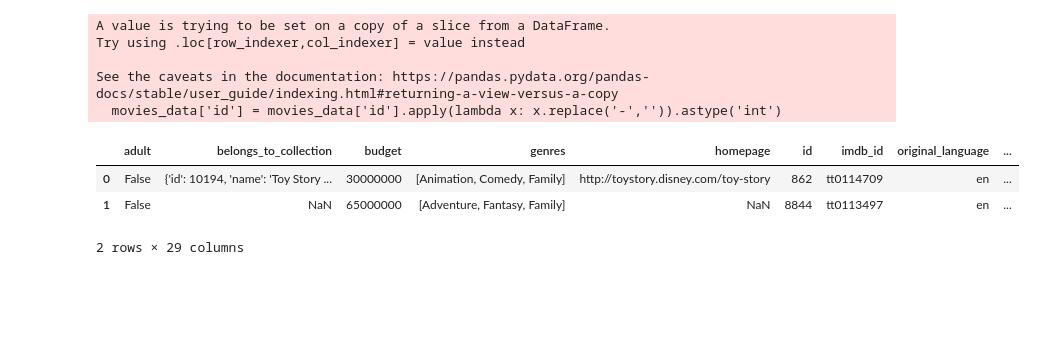
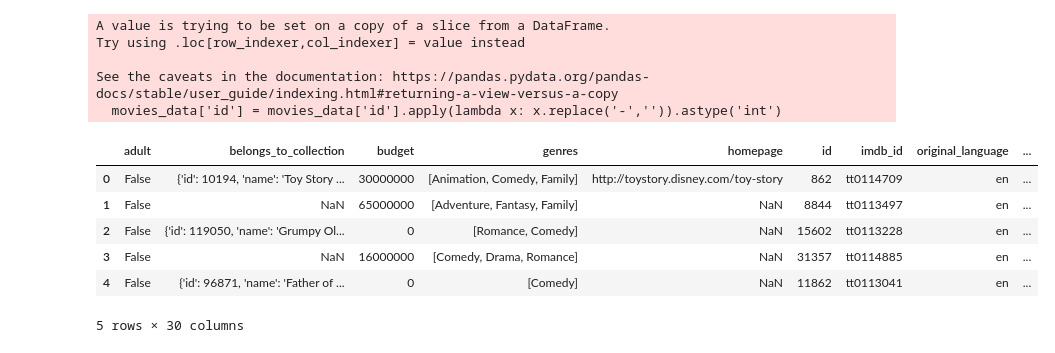
Before and after one commit to 0501-harso/Movie-Recommender, a Jupyter notebook: Simple and Content-based Recommender Movies.ipynb, the cells around one changed output. Saved outputs shown, nothing was run; the diff lists cells and outputs as text; code cells hidden in the pictures; blank space fills up the shorter version.

```diff
--- a/Simple and Content-based Recommender Movies.ipynb
+++ b/Simple and Content-based Recommender Movies.ipynb
@@ -221,21 +221,40 @@ See the caveats in the documentation: https://pandas.pydata.org/pandas-docs/stab
 # %%
 from ast import literal_eval
 
-column=['cast','keywords','genres','crew']
+column=['cast','keywords','genres']
 
 for x in column:
     movies_data[x]=movies_data[x].fillna('[]').apply(literal_eval).apply(lambda x: [x['name'] for x in x] if isinstance(x, list) else [])
+# %%
+movies_data['crew'] = movies_data['crew'].fillna('[]').apply(literal_eval)
+
+def get_director(x):
+    for i in x:
+        if i['job'] == 'Director':
+            return i['name']
+    return np.nan
+def get_list(x):
+    if isinstance(x, list):
+        names = [i['name'] for i in x]
+        if len(names) > 3:
+            names = names[:3]
+        return names
+    return []
+movies_data['director'] = movies_data['crew'].apply(get_director)
 # %%
 def create_soup(x):
-    return ' '.join(x['keywords']) + ' ' + ' '.join(x['cast']) + ' '  + ' ' + ' '.join(x['genres'])
-
+    return ' '.join(x['keywords']) + ' ' + ' '.join(x['cast']) + ' ' + ' '.join(x['genres']) + ' ' + ' '.join(x['title'])
 movies_data['soup'] = movies_data.apply(create_soup, axis=1)
-movies_data.head(2)
+movies_data['soup'] = movies_data['soup']+" "+ movies_data['director'].astype(str)
+movies_data.head()
 # %% [output]
 |  | adult | belongs_to_collection | budget | genres | homepage | id | imdb_id | original_language | ... |
 | 0 | False | {'id': 10194, 'name': 'Toy Story ... | 30000000 | [Animation, Comedy, Family] | http://toystory.disney.com/toy-story | 862 | tt0114709 | en | ... |
 | 1 | False | NaN | 65000000 | [Adventure, Fantasy, Family] | NaN | 8844 | tt0113497 | en | ... |
+| 2 | False | {'id': 119050, 'name': 'Grumpy Ol... | 0 | [Romance, Comedy] | NaN | 15602 | tt0113228 | en | ... |
+| 3 | False | NaN | 16000000 | [Comedy, Drama, Romance] | NaN | 31357 | tt0114885 | en | ... |
+| 4 | False | {'id': 96871, 'name': 'Father of ... | 0 | [Comedy] | NaN | 11862 | tt0113041 | en | ... |
-2 rows × 29 columns
+5 rows × 30 columns
 # %%
 from sklearn.feature_extraction.text import CountVectorizer
 
```
Also changed, not shown: parts of 8 cells of this notebook.
